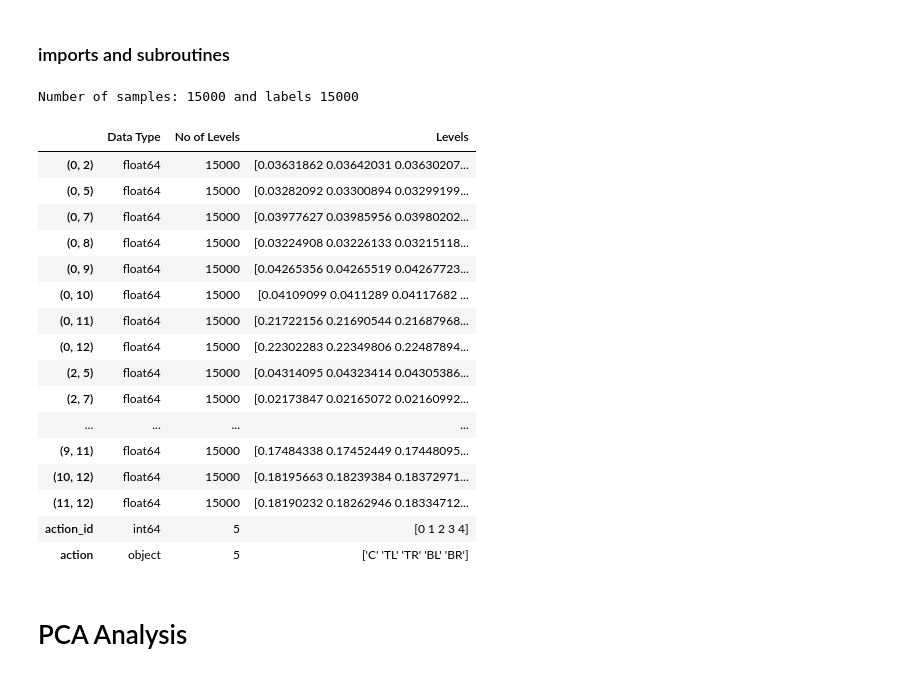
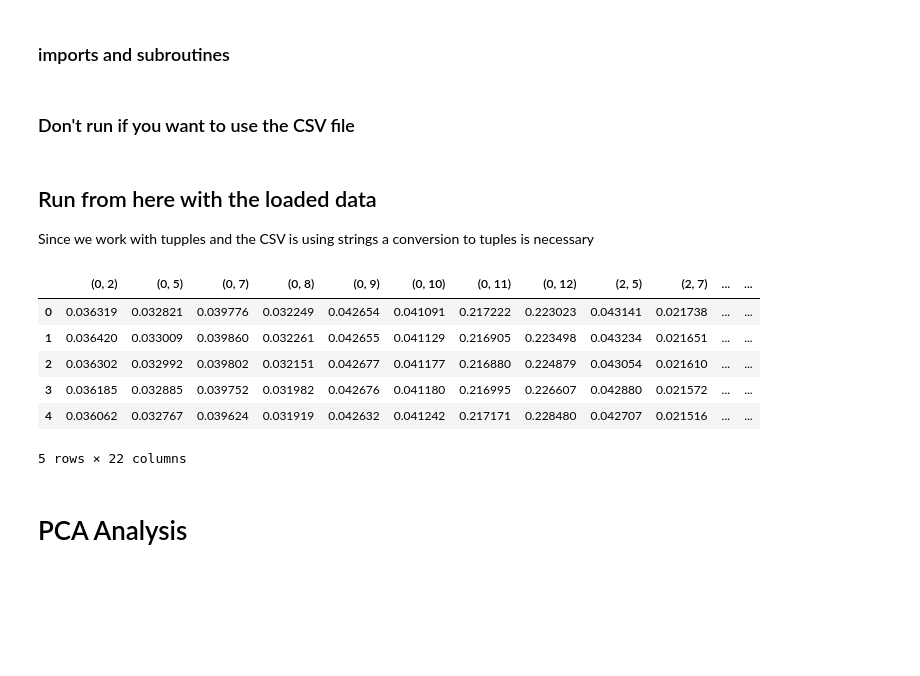
Before and after one commit to DJAS2002/IM1002_ML, a Jupyter notebook: nb3_pose_data_PCA_analysis.ipynb, the cells around one changed output. Cells and saved outputs as stored; diff of their text form; code cells hidden in the pictures; blank space fills up the shorter version.

Commit message:
Aanpassing voor het inlezen van *.csv bestanden
Alle gegevens van de data.zip file zijn in één csv bestand 'data_pose.csv' geplaatst

```diff
--- a/nb3_pose_data_PCA_analysis.ipynb
+++ b/nb3_pose_data_PCA_analysis.ipynb
@@ -66,35 +66,33 @@ sns.set(style="whitegrid")
 color = ["Blue", "Red", "Yellow", "Green", "Grey"]
 sns.set_palette(color)
 img_size = (512, 512)
+# %% [markdown]
+###  Don't run if you want to use the CSV file
 # %%
-# Load the data_set
-persons, samples, labels,  raw_data= pml.read_data(project_data)
-print(f"Number of samples: {len(samples)} and labels {len(labels)}")
+# Load the data_set from original files
+if False:
+    persons, samples, labels,  raw_data= pml.read_data(project_data)
+    print(f"Number of samples: {len(samples)} and labels {len(labels)}")
+    df = pd.DataFrame(samples, columns = features)
+    df['action_id'] =  labels
+    df['action'] = df['action_id'].map({0: 'C', 1: 'TL', 2: 'TR', 3: 'BL', 4: 'BR'})
+    pml.inspect_data(df)
-# %% [output]
-Number of samples: 15000 and labels 15000
-# %%
-df = pd.DataFrame(samples, columns = features)
-df['action_id'] =  labels
-df['action'] = df['action_id'].map({0: 'C', 1: 'TL', 2: 'TR', 3: 'BL', 4: 'BR'})
-pml.inspect_data(df)
-# %% [output]
-|  | Data Type | No of Levels | Levels |
-| (0, 2) | float64 | 15000 | [0.03631862 0.03642031 0.03630207... |
-| (0, 5) | float64 | 15000 | [0.03282092 0.03300894 0.03299199... |
-| (0, 7) | float64 | 15000 | [0.03977627 0.03985956 0.03980202... |
-| (0, 8) | float64 | 15000 | [0.03224908 0.03226133 0.03215118... |
-| (0, 9) | float64 | 15000 | [0.04265356 0.04265519 0.04267723... |
-| (0, 10) | float64 | 15000 | [0.04109099 0.0411289 0.04117682 ... |
-| (0, 11) | float64 | 15000 | [0.21722156 0.21690544 0.21687968... |
-| (0, 12) | float64 | 15000 | [0.22302283 0.22349806 0.22487894... |
-| (2, 5) | float64 | 15000 | [0.04314095 0.04323414 0.04305386... |
-| (2, 7) | float64 | 15000 | [0.02173847 0.02165072 0.02160992... |
-| ... | ... | ... | ... |
-| (9, 11) | float64 | 15000 | [0.17484338 0.17452449 0.17448095... |
-| (10, 12) | float64 | 15000 | [0.18195663 0.18239384 0.18372971... |
-| (11, 12) | float64 | 15000 | [0.18190232 0.18262946 0.18334712... |
-| action_id | int64 | 5 | [0 1 2 3 4] |
-| action | object | 5 | ['C' 'TL' 'TR' 'BL' 'BR'] |
+# %% [markdown]
+## Run from here with the loaded data
+Since we work with tupples and the CSV is using strings a conversion to tuples is necessary
+# %%
+df = pd.read_csv(project_data / Path("data_pose.csv"), index_col=0 )
+newidx= [eval(idx)  if isinstance(idx, str) and idx != 'action' and idx != 'action_id' else idx for idx in df[:19].columns]
+df.columns  = newidx
+df.head()
+# %% [output]
+|  | (0, 2) | (0, 5) | (0, 7) | (0, 8) | (0, 9) | (0, 10) | (0, 11) | (0, 12) | (2, 5) | (2, 7) | ... | ... |
+| 0 | 0.036319 | 0.032821 | 0.039776 | 0.032249 | 0.042654 | 0.041091 | 0.217222 | 0.223023 | 0.043141 | 0.021738 | ... | ... |
+| 1 | 0.036420 | 0.033009 | 0.039860 | 0.032261 | 0.042655 | 0.041129 | 0.216905 | 0.223498 | 0.043234 | 0.021651 | ... | ... |
+| 2 | 0.036302 | 0.032992 | 0.039802 | 0.032151 | 0.042677 | 0.041177 | 0.216880 | 0.224879 | 0.043054 | 0.021610 | ... | ... |
+| 3 | 0.036185 | 0.032885 | 0.039752 | 0.031982 | 0.042676 | 0.041180 | 0.216995 | 0.226607 | 0.042880 | 0.021572 | ... | ... |
+| 4 | 0.036062 | 0.032767 | 0.039624 | 0.031919 | 0.042632 | 0.041242 | 0.217171 | 0.228480 | 0.042707 | 0.021516 | ... | ... |
+5 rows × 22 columns
 # %% [markdown]
 # PCA Analysis
 # %% [markdown]
```
Also changed, not shown: parts of 1 cell of this notebook, 2 other files.
